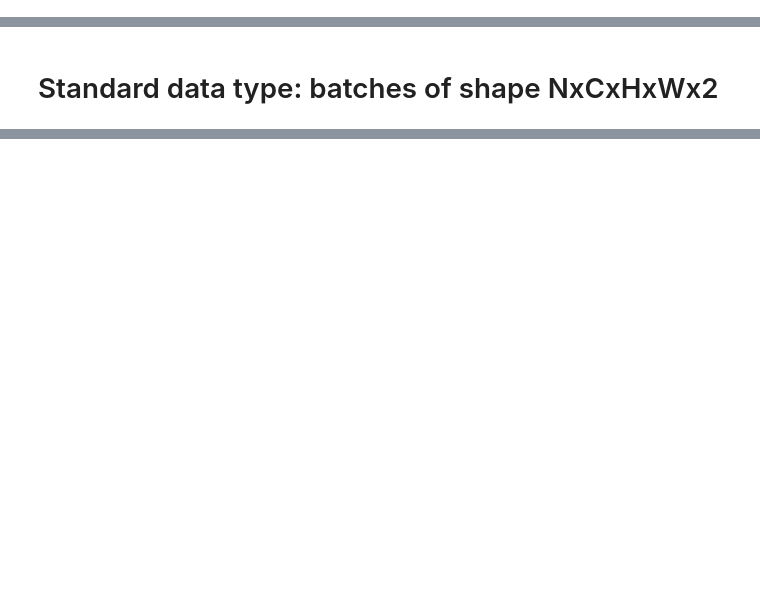
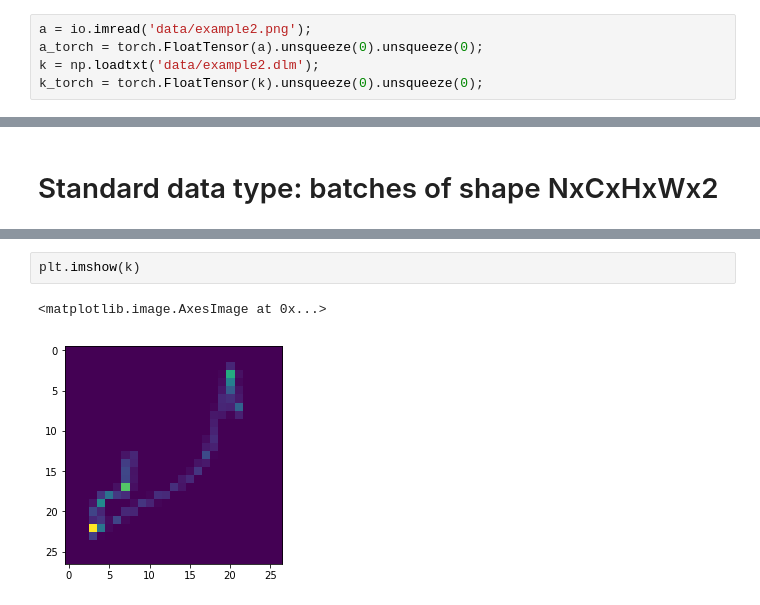
Before and after one commit to ys-koshelev/vdeblur, a Jupyter notebook: debug.ipynb, the cells around one changed output, grey strips where cells are left out. Cells and saved outputs as stored; diff of their text form; blank space fills up the shorter version.

```diff
--- a/debug.ipynb
+++ b/debug.ipynb
@@ -8,0 +15,5 @@ from Ctorch import *
+# %%
+a = io.imread('data/example2.png');
+a_torch = torch.FloatTensor(a).unsqueeze(0).unsqueeze(0);
+k = np.loadtxt('data/example2.dlm');
+k_torch = torch.FloatTensor(k).unsqueeze(0).unsqueeze(0);
@@ -137,0 +251,5 @@ def psf2otf(psf, img_shape):
+# %%
+plt.imshow(k)
+# %% [output]
+<matplotlib.image.AxesImage at 0x...>
+[figure, added]
```
Also changed, not shown: parts of 15 cells of this notebook, 7 other files.
